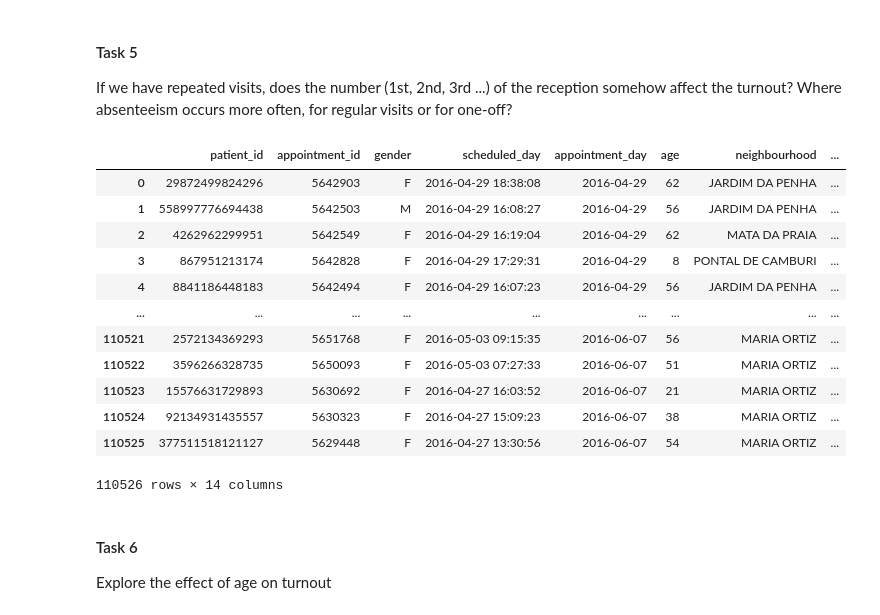
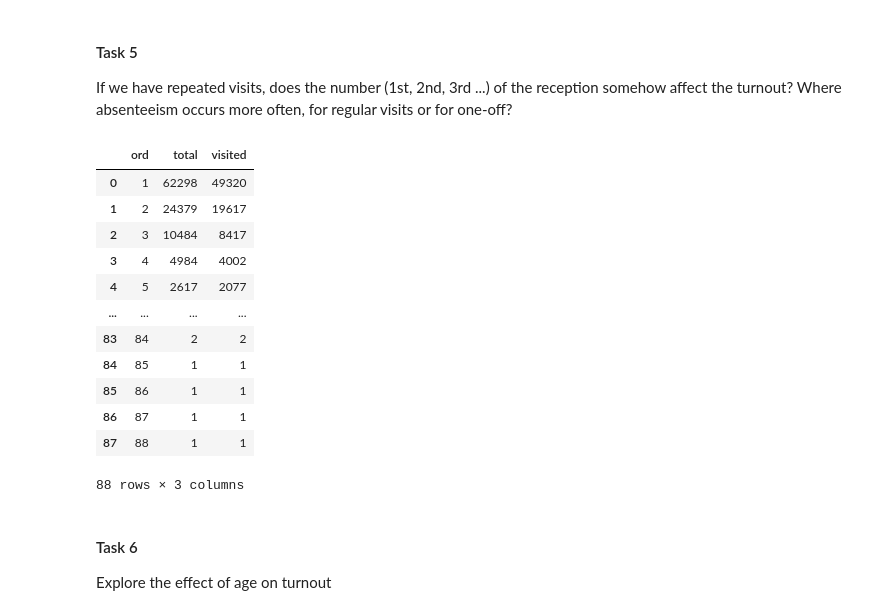
Before and after one commit to YAKOROLEVAZAMKA/emc, a Jupyter notebook: Pandas&Analytics.ipynb, the cells around one changed output. Drawn from its saved outputs; the diff is of its cells as text; code cells hidden in the pictures.

```diff
--- a/Pandas&Analytics.ipynb
+++ b/Pandas&Analytics.ipynb
@@ -335,19 +348,3 @@ plt.show()
 # %% [markdown]
 #### Task 5
 If we have repeated visits, does the number (1st, 2nd, 3rd ...) of the reception somehow affect the turnout? Where absenteeism occurs more often, for regular visits or for one-off?
-# %%
-df
-# %% [output]
-|  | patient_id | appointment_id | gender | scheduled_day | appointment_day | age | neighbourhood | ... |
-| 0 | 29872499824296 | 5642903 | F | 2016-04-29 18:38:08 | 2016-04-29 | 62 | JARDIM DA PENHA | ... |
-| 1 | 558997776694438 | 5642503 | M | 2016-04-29 16:08:27 | 2016-04-29 | 56 | JARDIM DA PENHA | ... |
-| 2 | 4262962299951 | 5642549 | F | 2016-04-29 16:19:04 | 2016-04-29 | 62 | MATA DA PRAIA | ... |
-| 3 | 867951213174 | 5642828 | F | 2016-04-29 17:29:31 | 2016-04-29 | 8 | PONTAL DE CAMBURI | ... |
-| 4 | 8841186448183 | 5642494 | F | 2016-04-29 16:07:23 | 2016-04-29 | 56 | JARDIM DA PENHA | ... |
-| ... | ... | ... | ... | ... | ... | ... | ... | ... |
-| 110521 | 2572134369293 | 5651768 | F | 2016-05-03 09:15:35 | 2016-06-07 | 56 | MARIA ORTIZ | ... |
-| 110522 | 3596266328735 | 5650093 | F | 2016-05-03 07:27:33 | 2016-06-07 | 51 | MARIA ORTIZ | ... |
-| 110523 | 15576631729893 | 5630692 | F | 2016-04-27 16:03:52 | 2016-06-07 | 21 | MARIA ORTIZ | ... |
-| 110524 | 92134931435557 | 5630323 | F | 2016-04-27 15:09:23 | 2016-06-07 | 38 | MARIA ORTIZ | ... |
-| 110525 | 377511518121127 | 5629448 | F | 2016-04-27 13:30:56 | 2016-06-07 | 54 | MARIA ORTIZ | ... |
-110526 rows × 14 columns
@@ -354,3 +356,19 @@ df
+# %%
+df.groupby('ord').agg(total=('show', 'count'), visited=('show', 'sum')).reset_index()
+# %% [output]
+|  | ord | total | visited |
+| 0 | 1 | 62298 | 49320 |
+| 1 | 2 | 24379 | 19617 |
+| 2 | 3 | 10484 | 8417 |
+| 3 | 4 | 4984 | 4002 |
+| 4 | 5 | 2617 | 2077 |
+| ... | ... | ... | ... |
+| 83 | 84 | 2 | 2 |
+| 84 | 85 | 1 | 1 |
+| 85 | 86 | 1 | 1 |
+| 86 | 87 | 1 | 1 |
+| 87 | 88 | 1 | 1 |
+88 rows × 3 columns
 # %% [markdown]
 #### Task 6
 Explore the effect of age on turnout
```
Also changed, not shown: parts of 9 cells of this notebook.
